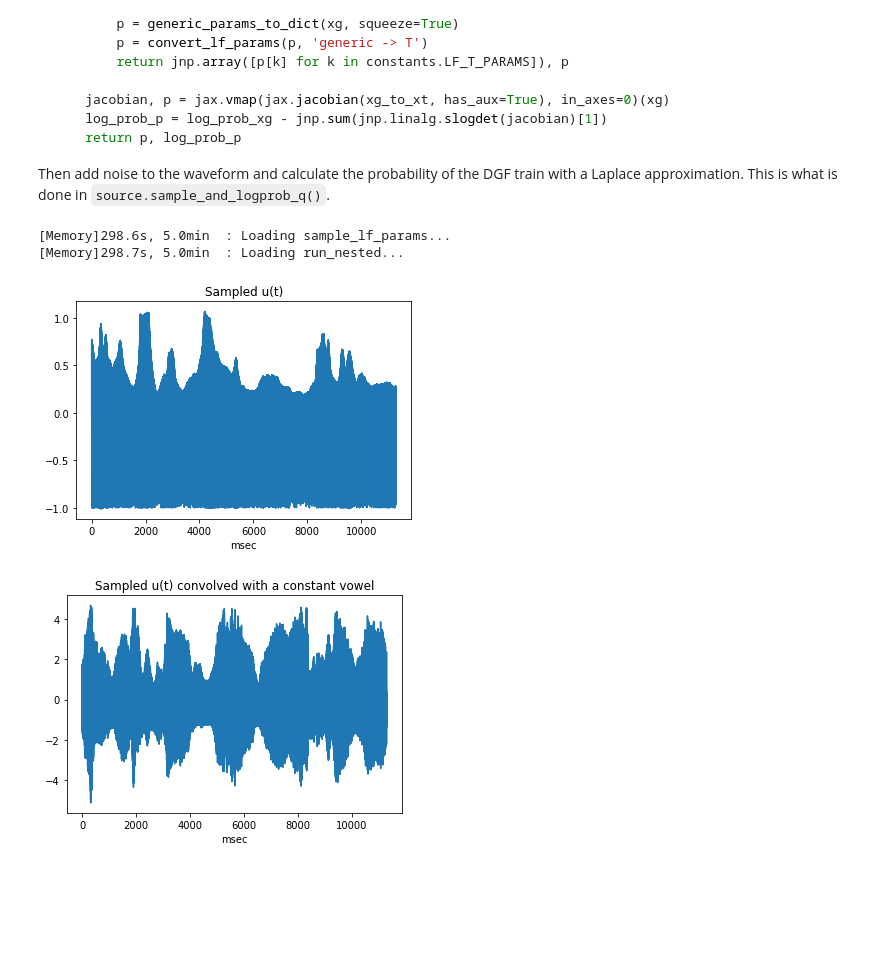
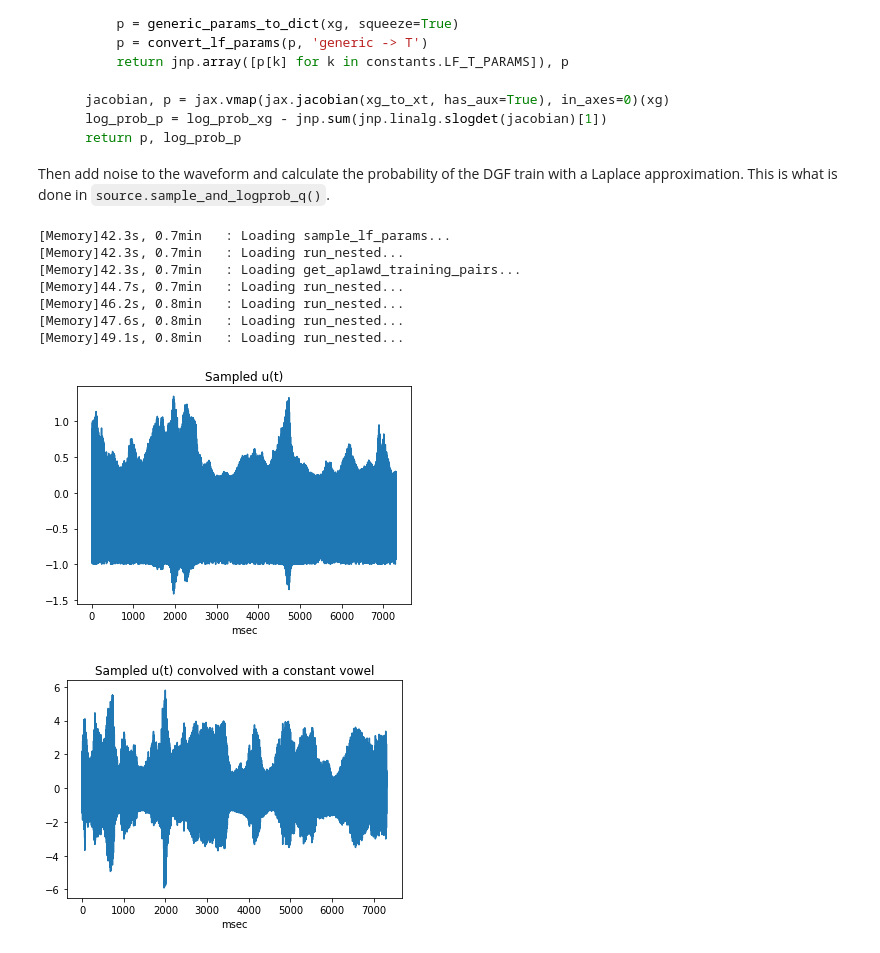
Before and after one commit to mvsoom/thesis-py, a Jupyter notebook: dgf/prior/lf.ipynb, the cells around one changed output. Drawn from its saved outputs; the diff is of its cells as text; code cells hidden in the pictures; blank space fills up the shorter version.

`````diff
--- a/dgf/prior/lf.ipynb
+++ b/dgf/prior/lf.ipynb
@@ -65,6 +85,8 @@ rng = np.random.default_rng(3548)
 
 Note that `Rg` can be larger than 1, unlike `Ra `and `Rg` (Fant 1994, Fig. 3), because it is actually an inverse ratio: $R_g = T_0/2T_p$.
 # %%
+rng = np.random.default_rng()
+
 samples = np.vstack([lf.sample_R_triple(Re, rng) for Re in uniform(0.3, 2.7, size=1000)])
 R = dict(Ra = samples[:,0], Rk = samples[:,1], Rg = samples[:,2])
 
@@ -178,39 +203,44 @@ def xg_to_lf_t_params(xg, log_prob_xg):
 ````
 Then add noise to the waveform and calculate the probability of the DGF train with a Laplace approximation. This is what is done in `source.sample_and_logprob_q()`.
 # %%
-num_pitch_periods = 1500 # 15 gig of memory
+num_pitch_periods = 1000
 vowel = 10
-envelope_kernel_name = None # Sounds realistic with a longer lengthscale
-envelope_lengthscale = 40. # Sounds more natural than the inferred value
-# The longer the lengthscale, the more stable the resulting DGF waveform
+
+# None values use the period GP
+envelope_kernel_name = None
+envelope_lengthscale = None
+envelope_noise_sigma = None
 
 prior = lf.generic_params_trajectory_prior(
-    num_pitch_periods,
-    envelope_kernel_name,
-    envelope_lengthscale
+    num_pitch_periods
 )
 
 t, u = lf.sample_dgf(
     num_pitch_periods,
     prior,
     seed=rng.integers(1000)
 )
 title(f'Sampled u(t)')
 plot(t, u)
 xlabel('msec')
 show()
 
 t, d = klatt.gen_vowel(vowel, u, t)
 title(f'Sampled u(t) convolved with a constant vowel')
 plot(t, d)
 xlabel('msec')
 show()
 klatt.play(t, d)
 # %% [output]
-[Memory]298.6s, 5.0min  : Loading sample_lf_params...
-[Memory]298.7s, 5.0min  : Loading run_nested...
+[Memory]42.3s, 0.7min   : Loading sample_lf_params...
+[Memory]42.3s, 0.7min   : Loading run_nested...
+[Memory]42.3s, 0.7min   : Loading get_aplawd_training_pairs...
+[Memory]44.7s, 0.7min   : Loading run_nested...
+[Memory]46.2s, 0.8min   : Loading run_nested...
+[Memory]47.6s, 0.8min   : Loading run_nested...
+[Memory]49.1s, 0.8min   : Loading run_nested...
-[figure, old version]
+[figure, new version]
-[figure, old version]
+[figure, new version]
 [interactive output not drawn]
 # %%
 x = lf.generic_params_prior().sample(seed=jaxkey())
`````
Also changed, not shown: parts of 9 cells of this notebook, 8 other files.
